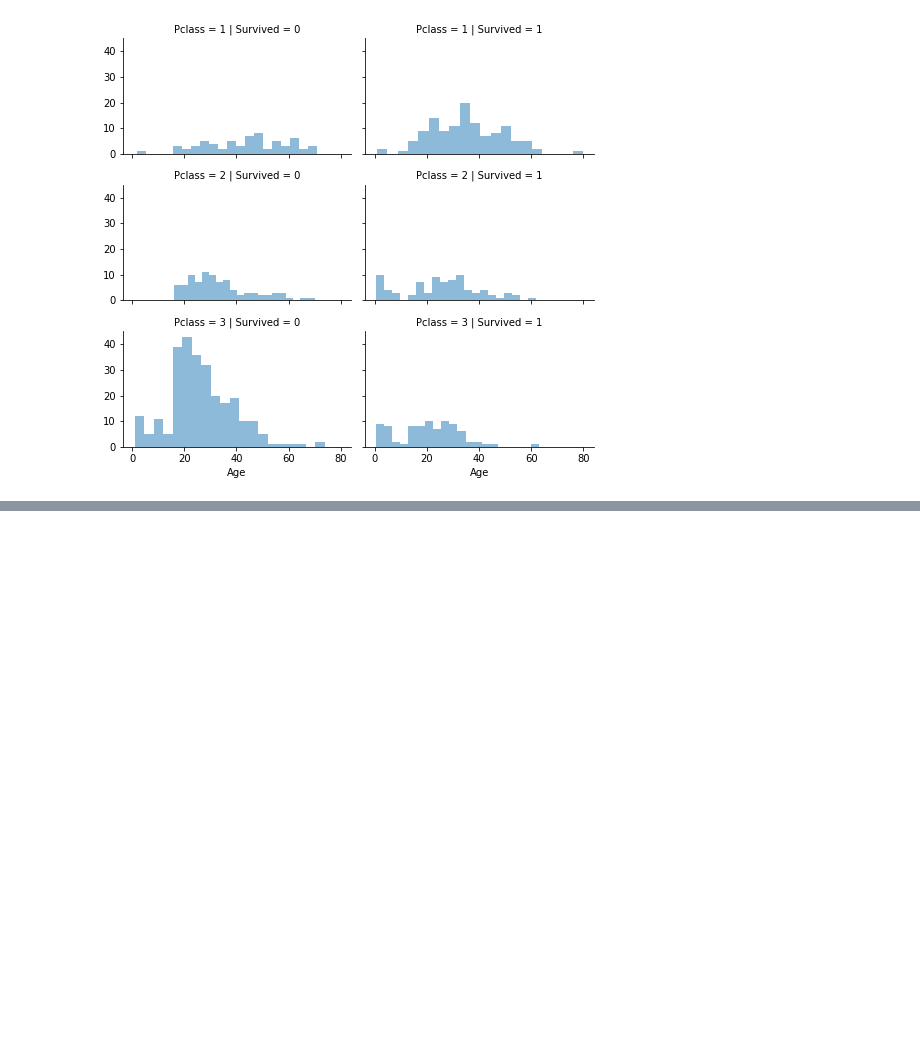
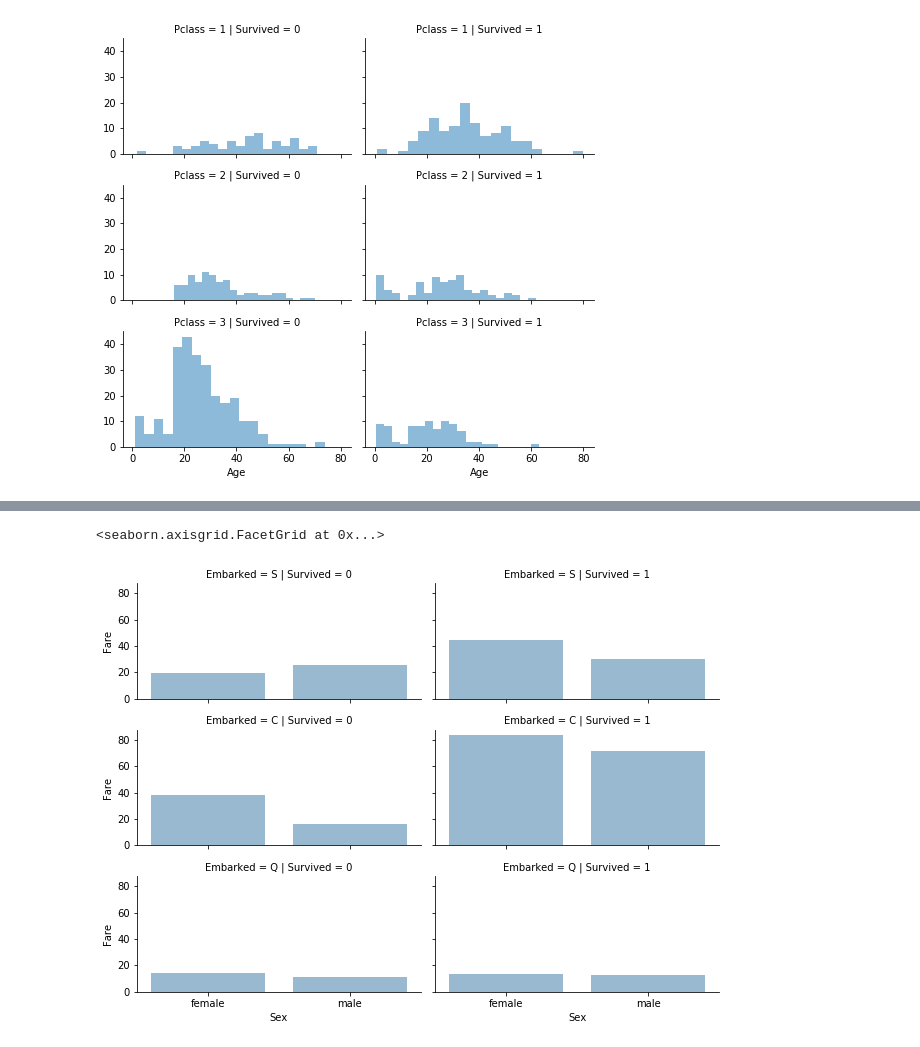
Before and after one commit to Xa1n/jupyter, a Jupyter notebook: titanic.ipynb, the cells around one changed output, grey strips where cells are left out. Saved outputs shown, nothing was run; the diff lists cells and outputs as text; code cells hidden in the pictures; blank space fills up the shorter version.

```diff
--- a/titanic.ipynb
+++ b/titanic.ipynb
@@ -265,0 +303,10 @@ grid.add_legend()
+# %%
+# grid = sns.FacetGrid(train_df, col='Embarked', hue='Survived', palette={0: 'k', 1: 'w'})
+
+grid = sns.FacetGrid(train_df, row='Embarked', col='Survived', height=2.2,
+                     aspect=2.0)
+grid.map(sns.barplot, 'Sex', 'Fare', alpha=.5, ci=None)
+grid.add_legend()
+# %% [output]
+<seaborn.axisgrid.FacetGrid at 0x...>
+[figure, added]
```
Also changed, not shown: parts of 15 cells of this notebook, 1 other file.
